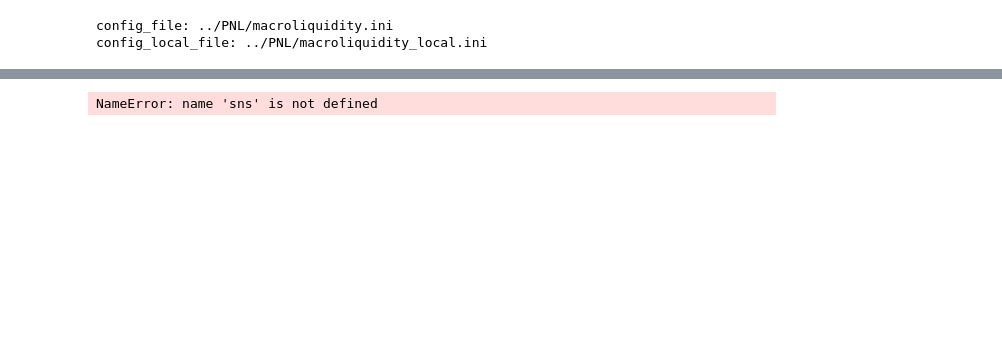
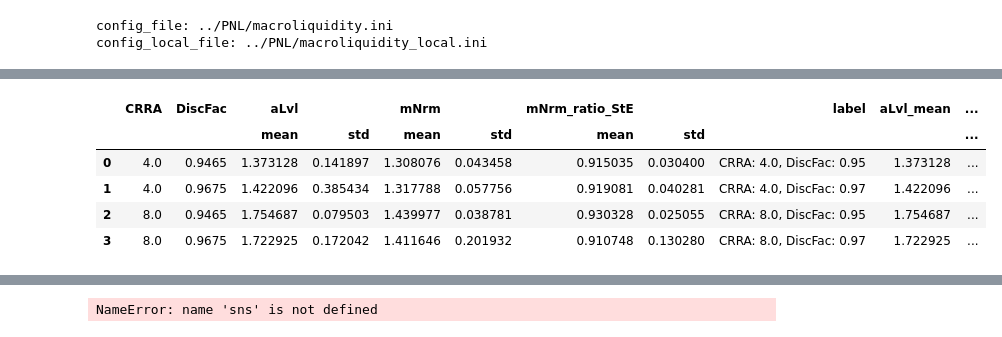
Before and after one commit to sbenthall/SHARKFin, a Jupyter notebook: HARK/Run Basic Simulation.ipynb, the cells around one changed output, grey strips where cells are left out. Cells and saved outputs as stored; diff of their text form; code cells hidden in the pictures; blank space fills up the shorter version.

```diff
--- a/HARK/Run Basic Simulation.ipynb
+++ b/HARK/Run Basic Simulation.ipynb
@@ -281,0 +317,9 @@ plt.show()
+# %%
+sim.pop.class_stats()
+# %% [output]
+|  | CRRA | DiscFac | aLvl |  | mNrm |  | mNrm_ratio_StE |  | label | aLvl_mean | ... |
+|  |  |  | mean | std | mean | std | mean | std |  |  | ... |
+| 0 | 4.0 | 0.9465 | 1.373128 | 0.141897 | 1.308076 | 0.043458 | 0.915035 | 0.030400 | CRRA: 4.0, DiscFac: 0.95 | 1.373128 | ... |
+| 1 | 4.0 | 0.9675 | 1.422096 | 0.385434 | 1.317788 | 0.057756 | 0.919081 | 0.040281 | CRRA: 4.0, DiscFac: 0.97 | 1.422096 | ... |
+| 2 | 8.0 | 0.9465 | 1.754687 | 0.079503 | 1.439977 | 0.038781 | 0.930328 | 0.025055 | CRRA: 8.0, DiscFac: 0.95 | 1.754687 | ... |
+| 3 | 8.0 | 0.9675 | 1.722925 | 0.172042 | 1.411646 | 0.201932 | 0.910748 | 0.130280 | CRRA: 8.0, DiscFac: 0.97 | 1.722925 | ... |
```
Also changed, not shown: parts of 17 cells of this notebook, 1 other file.
